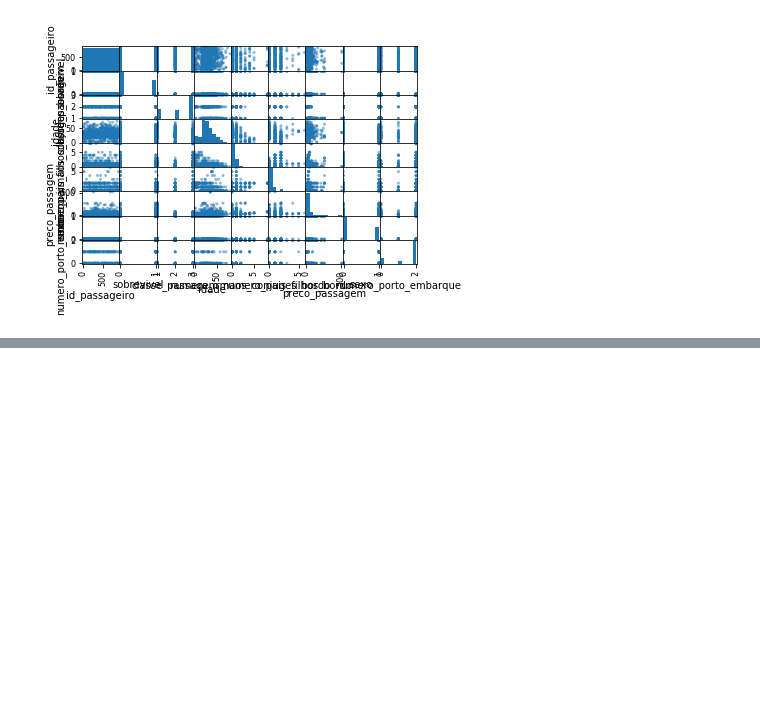
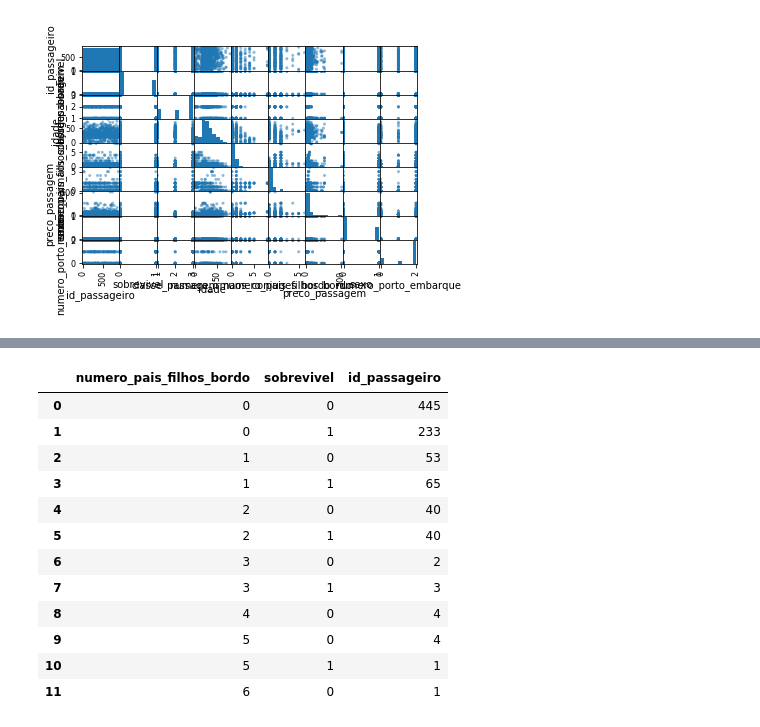
Before and after one commit to EduardoMoraesRitter/Titanic-Machine-Learning-from-Disaster, a Jupyter notebook: explorando_dados.ipynb, the cells around one changed output, grey strips where cells are left out. Saved outputs shown, nothing was run; the diff lists cells and outputs as text; code cells hidden in the pictures; blank space fills up the shorter version.

```diff
--- a/explorando_dados.ipynb
+++ b/explorando_dados.ipynb
@@ -241,0 +277,16 @@ train_df[['Embarked', 'Survived']].groupby(['Embarked'], as_index=False).mean().
+# %%
+dados[['numero_pais_filhos_bordo', 'id_passageiro', 'sobrevivel']].groupby(['numero_pais_filhos_bordo', 'sobrevivel'], as_index=False).count().sort_values(by='numero_pais_filhos_bordo', ascending=True)
+# %% [output]
+|  | numero_pais_filhos_bordo | sobrevivel | id_passageiro |
+| 0 | 0 | 0 | 445 |
+| 1 | 0 | 1 | 233 |
+| 2 | 1 | 0 | 53 |
+| 3 | 1 | 1 | 65 |
+| 4 | 2 | 0 | 40 |
+| 5 | 2 | 1 | 40 |
+| 6 | 3 | 0 | 2 |
+| 7 | 3 | 1 | 3 |
+| 8 | 4 | 0 | 4 |
+| 9 | 5 | 0 | 4 |
+| 10 | 5 | 1 | 1 |
+| 11 | 6 | 0 | 1 |
```
Also changed, not shown: parts of 8 cells of this notebook.
